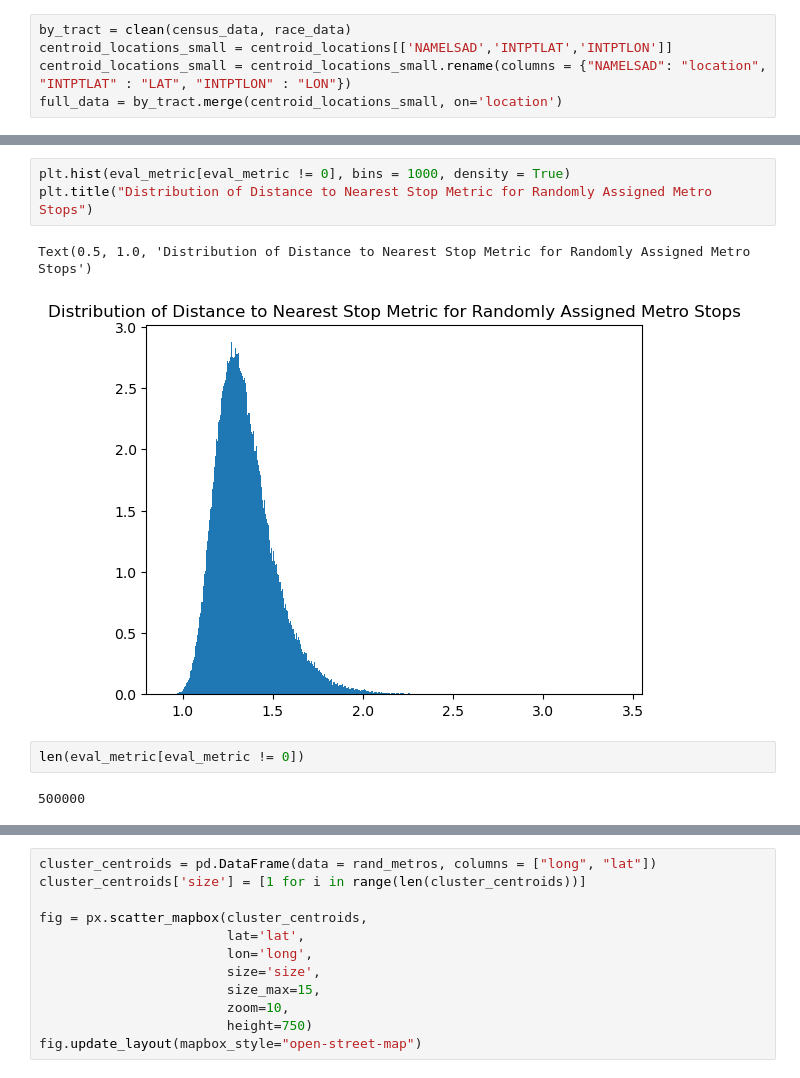
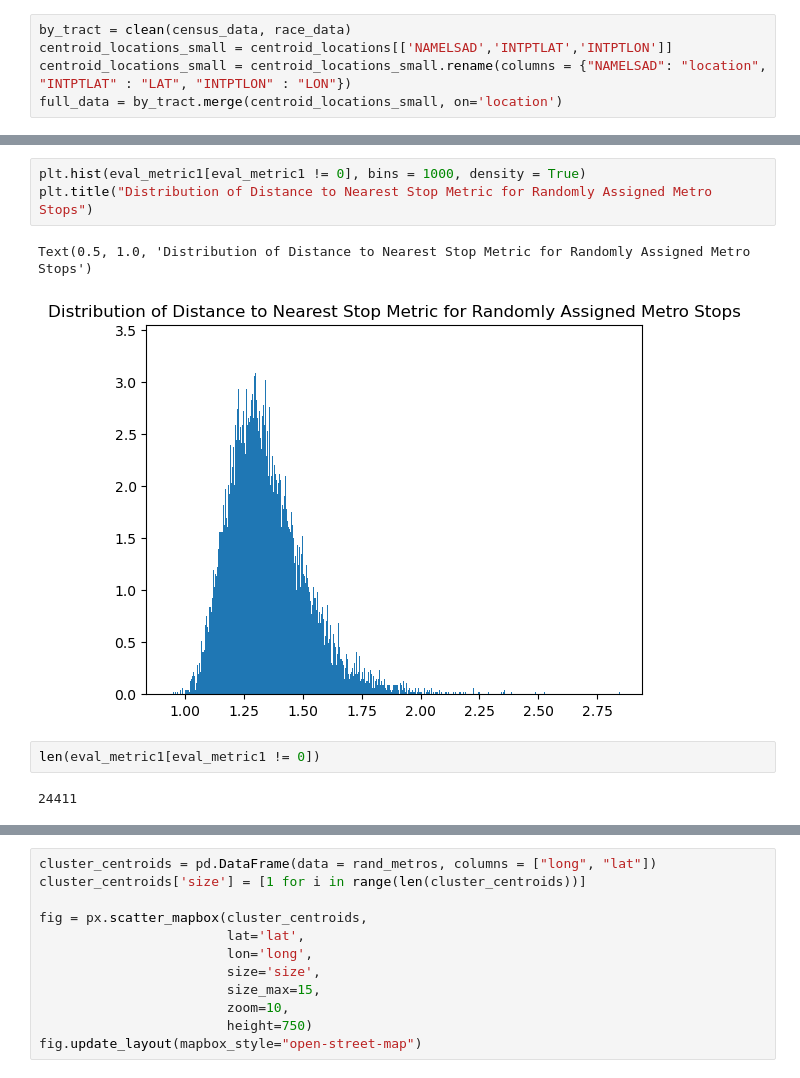
Before and after one commit to juliatompkins/trio-capstone, a Jupyter notebook: algorithms code/Ensemble Analysis Take 1.ipynb, the cells around one changed output, grey strips where cells are left out. Cells and saved outputs as stored; diff of their text form.

```diff
--- a/algorithms code/Ensemble Analysis Take 1.ipynb
+++ b/algorithms code/Ensemble Analysis Take 1.ipynb
@@ -56,10 +139,10 @@ for i in range(ensemble_size):
 # %%
-plt.hist(eval_metric[eval_metric != 0], bins = 1000, density = True)
+plt.hist(eval_metric1[eval_metric1 != 0], bins = 1000, density = True)
 plt.title("Distribution of Distance to Nearest Stop Metric for Randomly Assigned Metro Stops")
 # %% [output]
 Text(0.5, 1.0, 'Distribution of Distance to Nearest Stop Metric for Randomly Assigned Metro Stops')
-[figure, old version]
+[figure, new version]
 # %%
-len(eval_metric[eval_metric != 0])
+len(eval_metric1[eval_metric1 != 0])
 # %% [output]
-500000
+24411
```
Also changed, not shown: parts of 3 cells of this notebook, 2 other files.
